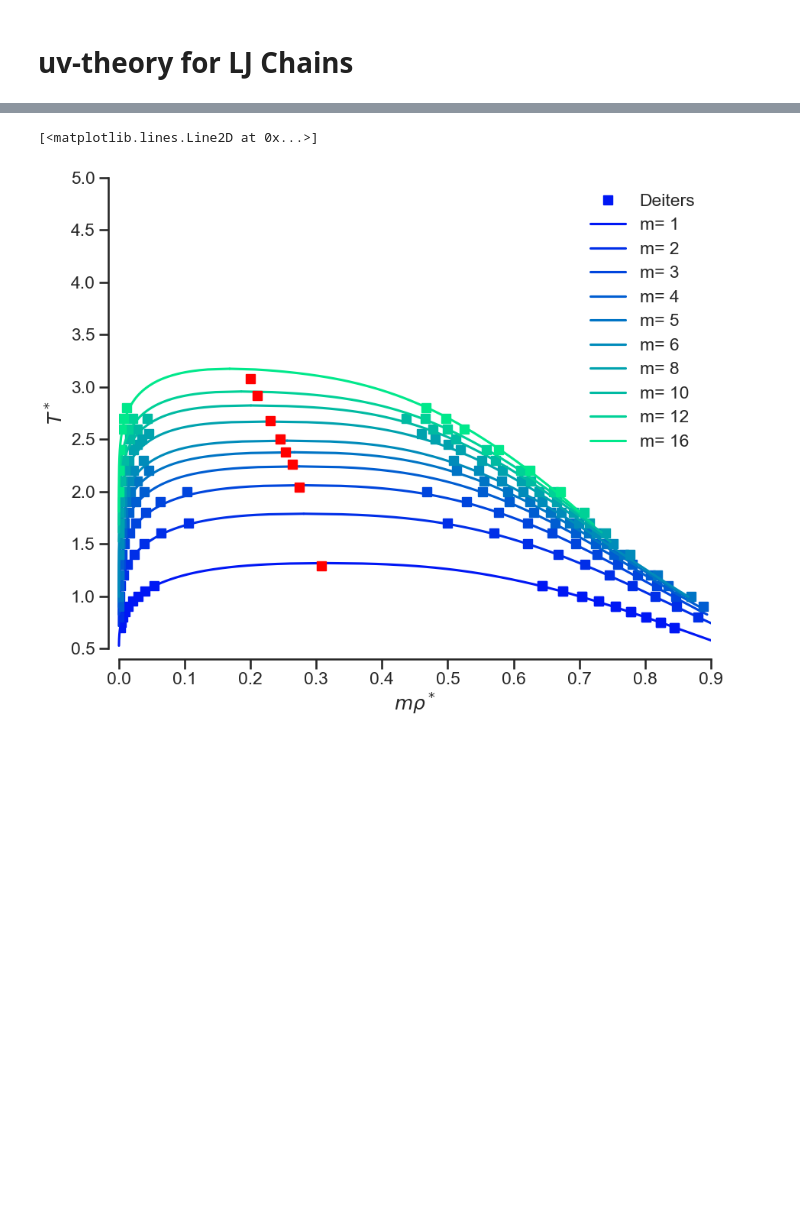
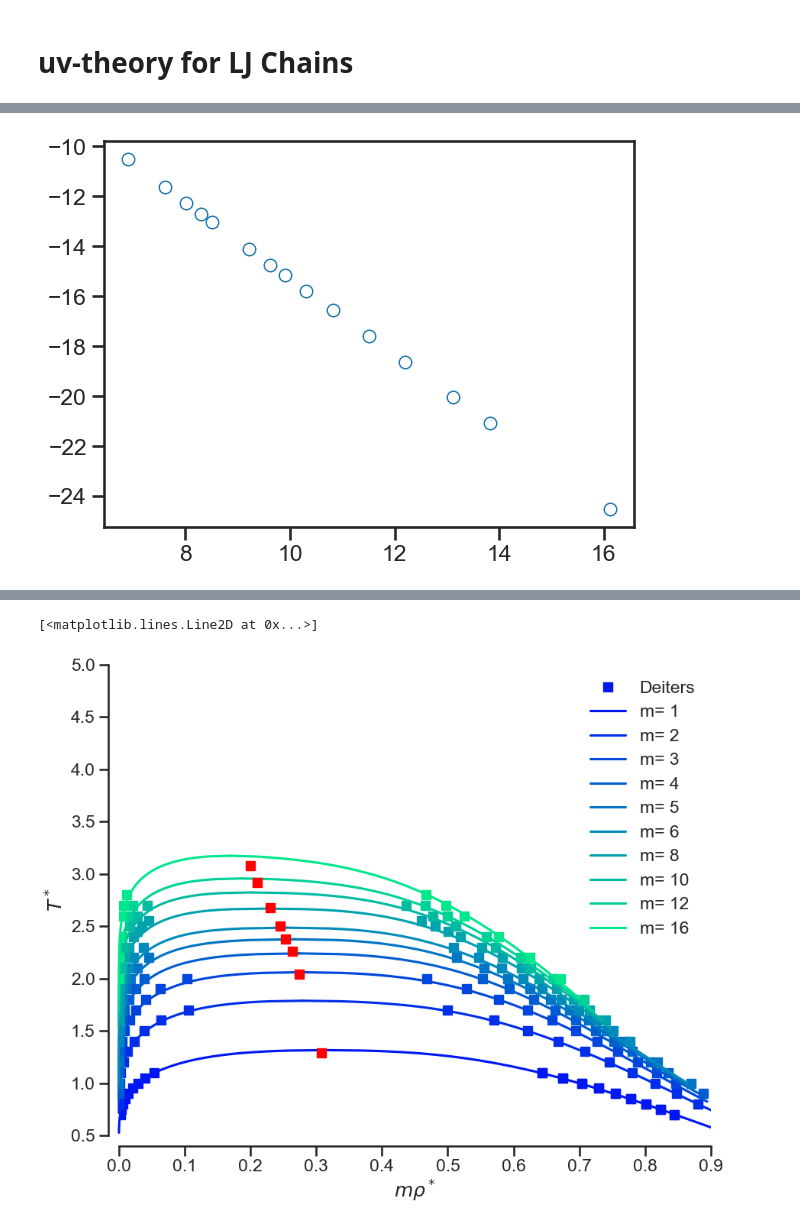
Before and after one commit to thijsvanwesten/feos, a Jupyter notebook: examples/uvchains/PureChains.ipynb, the cells around one changed output, grey strips where cells are left out. Saved outputs shown, nothing was run; the diff lists cells and outputs as text; code cells hidden in the pictures; blank space fills up the shorter version.

```diff
--- a/examples/uvchains/PureChains.ipynb
+++ b/examples/uvchains/PureChains.ipynb
@@ -34,0 +128,19 @@ deiters_cp = pd.DataFrame(data)
+# %%
+plt.plot(np.log(df_crit["m"]),np.log(df_crit["rho_c"]),'o',mfc='None')
+
+# plt.plot(1/df_crit["m"]**1.2,df_crit["rho_c"],'o',mfc='None')
+# plt.plot(1/df_crit["m"]**1.2,df_crit["rho_s_c"]/df_crit["m"],'x',mfc='None')
+# plt.plot(1/df_crit["m"]**0.2,df_crit["rho_s_c"],'d',mfc='None')
+
+# plt.plot(df_tc["m"]/df_tc["m"]**1.2,df_tc["m"]*df_tc["rho_c"],'o',mfc='None')
+# plt.plot(1.0/df_tc["m"]**0.2,df_tc["rho_s_c"],'x',mfc='None')
+
+
+
+# plt.plot(df_tc["m"],df_tc["rho_s_c"]/df_tc["rho_c"],'o',mfc='None')
+# plt.ylabel(r'$\rho_{s,{\rm c}}$')
+# plt.xlabel(r'$1/m^{1.2}$')
+plt.tight_layout()
+# plt.savefig('Schultz_Flory_LJchains.pdf')
+# %% [output]
+[figure, added]
```
Also changed, not shown: parts of 18 cells of this notebook, 9 other files.
